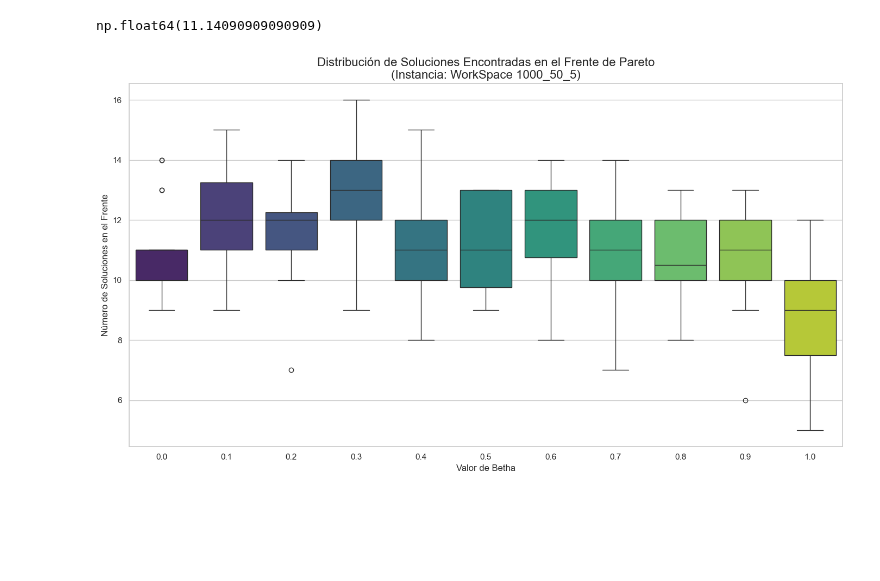
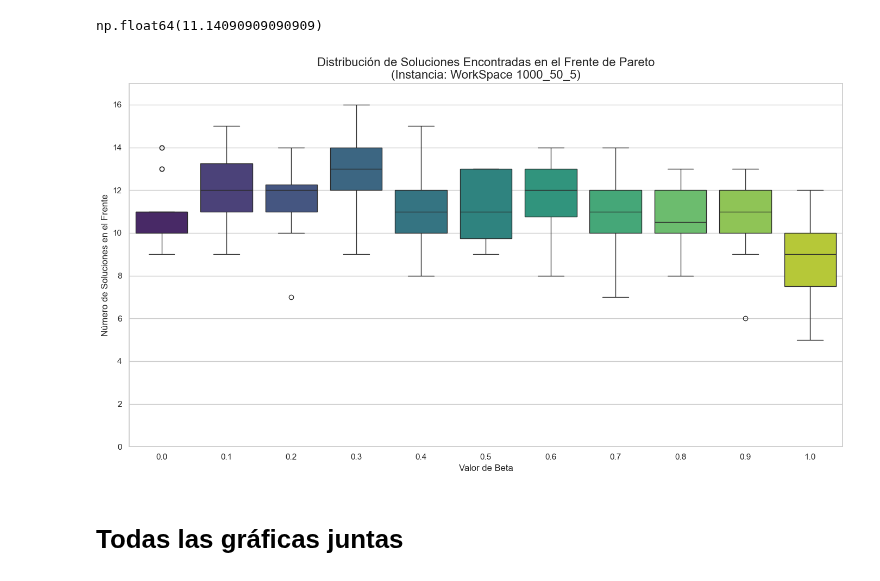
Before and after one commit to Manumrm8/TFM_optimization, a Jupyter notebook: Fine_tuning.ipynb, the cells around one changed output. Drawn from its saved outputs; the diff is of its cells as text; code cells hidden in the pictures; blank space fills up the shorter version.

Commit message:
actualizado con la info de alpha

```diff
--- a/Fine_tuning.ipynb
+++ b/Fine_tuning.ipynb
@@ -112,7 +114,7 @@ vector_de_conteos = contar_soluciones_en_pareto(archive, total_corridas=220)
 # %% [markdown]
 # Guardar conteos
 # %%
-nombre_archivo = "Results_finetuning/alpha_6000.json"
+nombre_archivo = "Results_finetuning/beta_2000.json"
 # %%
 if not os.path.exists(nombre_archivo):
     with open(nombre_archivo, 'w') as f:
@@ -141,6 +145,8 @@ np.mean(vector_de_conteos)
 # %% [output]
 np.float64(11.14090909090909)
 # %%
-graficar_boxplots_por_beta(vector_de_conteos, archive)
+graficar_boxplots(vector_de_conteos, archive)
 # %% [output]
-[figure, old version]
+[figure, new version]
+# %% [markdown]
+# Todas las gráficas juntas
```
Also changed, not shown: parts of 8 cells of this notebook, 6 other files.
